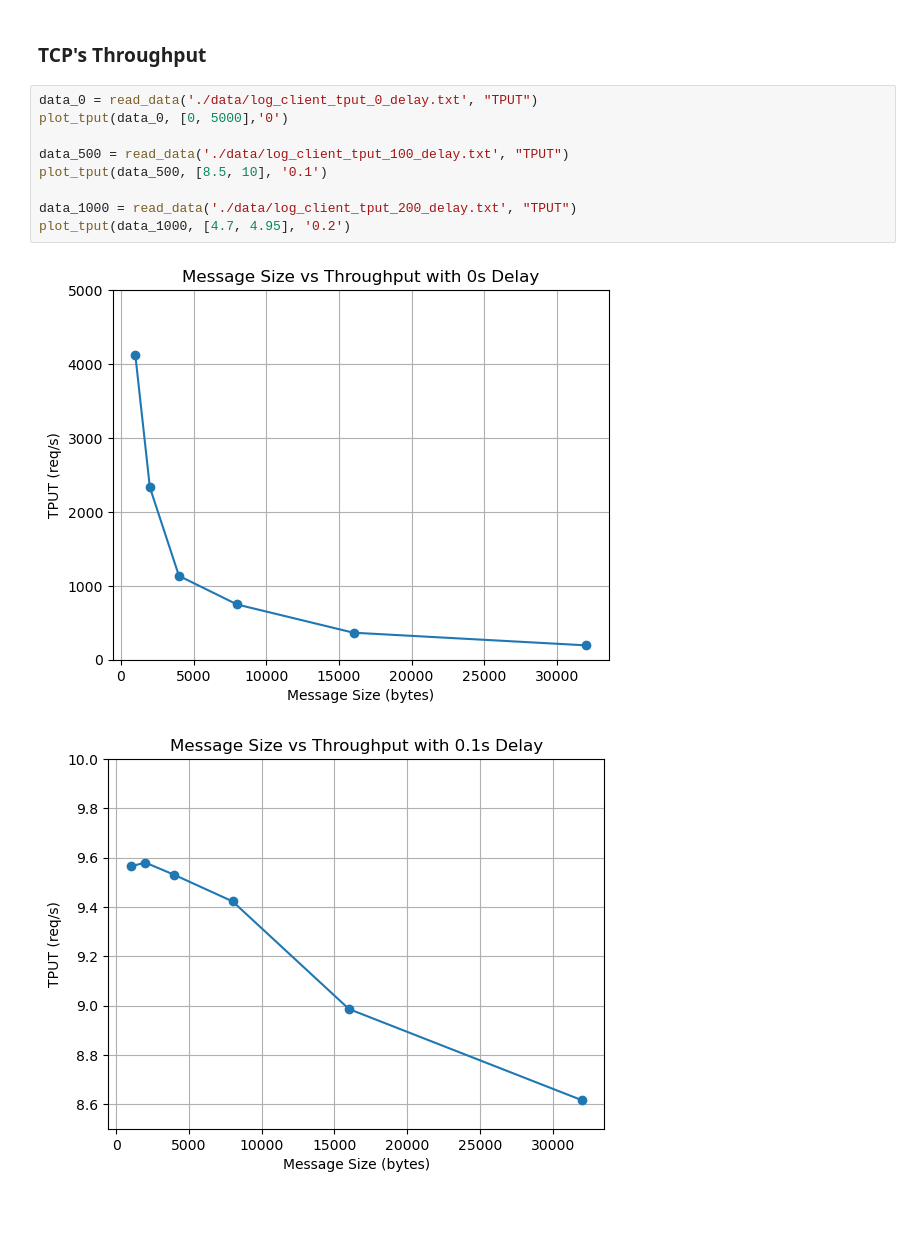
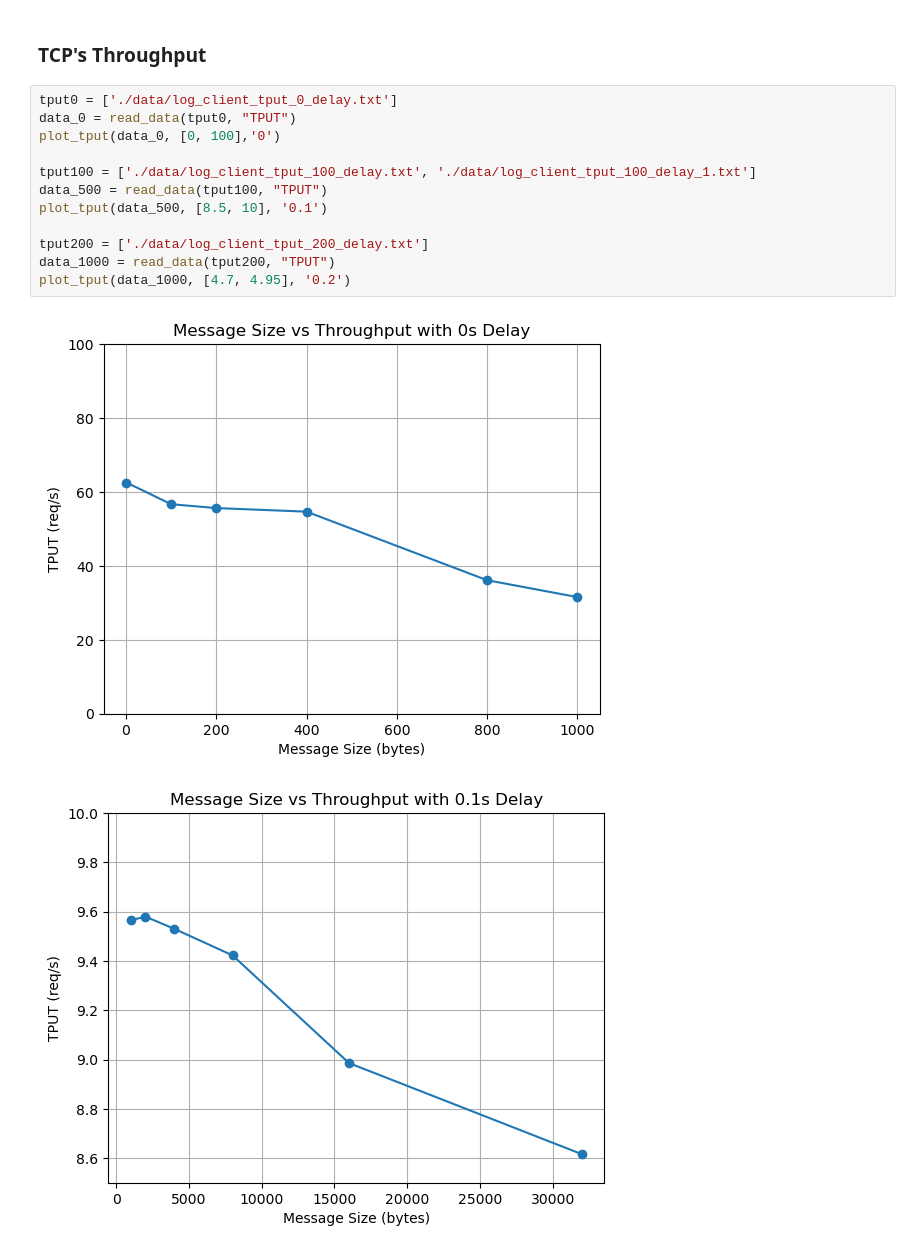
Before and after one commit to jidalii/computer-network-tcp-lab, a Jupyter notebook: pa1/pa1part2/summary.ipynb, the cells around one changed output. Drawn from its saved outputs; the diff is of its cells as text; blank space fills up the shorter version.

```diff
--- a/pa1/pa1part2/summary.ipynb
+++ b/pa1/pa1part2/summary.ipynb
@@ -77,15 +106,18 @@ plot_rtt(data_1000, [0.2, 0.21], '1')
 # %% [markdown]
 ### TCP's Throughput
 # %%
-data_0 = read_data('./data/log_client_tput_0_delay.txt', "TPUT")
-plot_tput(data_0, [0, 5000],'0')
+tput0 = ['./data/log_client_tput_0_delay.txt']
+data_0 = read_data(tput0, "TPUT")
+plot_tput(data_0, [0, 100],'0')
 
-data_500 = read_data('./data/log_client_tput_100_delay.txt', "TPUT")
+tput100 = ['./data/log_client_tput_100_delay.txt', './data/log_client_tput_100_delay_1.txt']
+data_500 = read_data(tput100, "TPUT")
 plot_tput(data_500, [8.5, 10], '0.1')
 
-data_1000 = read_data('./data/log_client_tput_200_delay.txt', "TPUT")
+tput200 = ['./data/log_client_tput_200_delay.txt']
+data_1000 = read_data(tput200, "TPUT")
 plot_tput(data_1000, [4.7, 4.95], '0.2')
 # %% [output]
-[figure, old version]
+[figure, new version]
 [figure]
 [figure]
```
Also changed, not shown: parts of 3 cells of this notebook, 35 other files.
